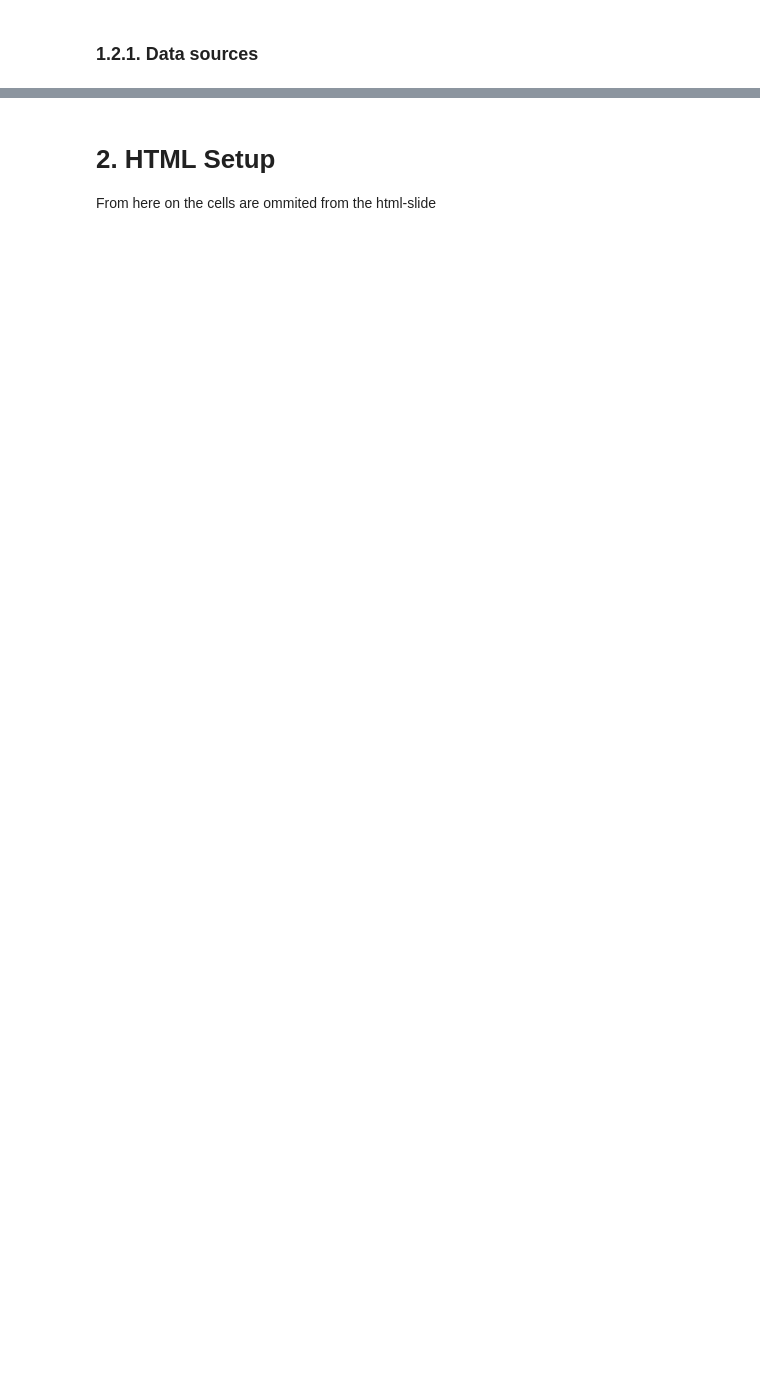
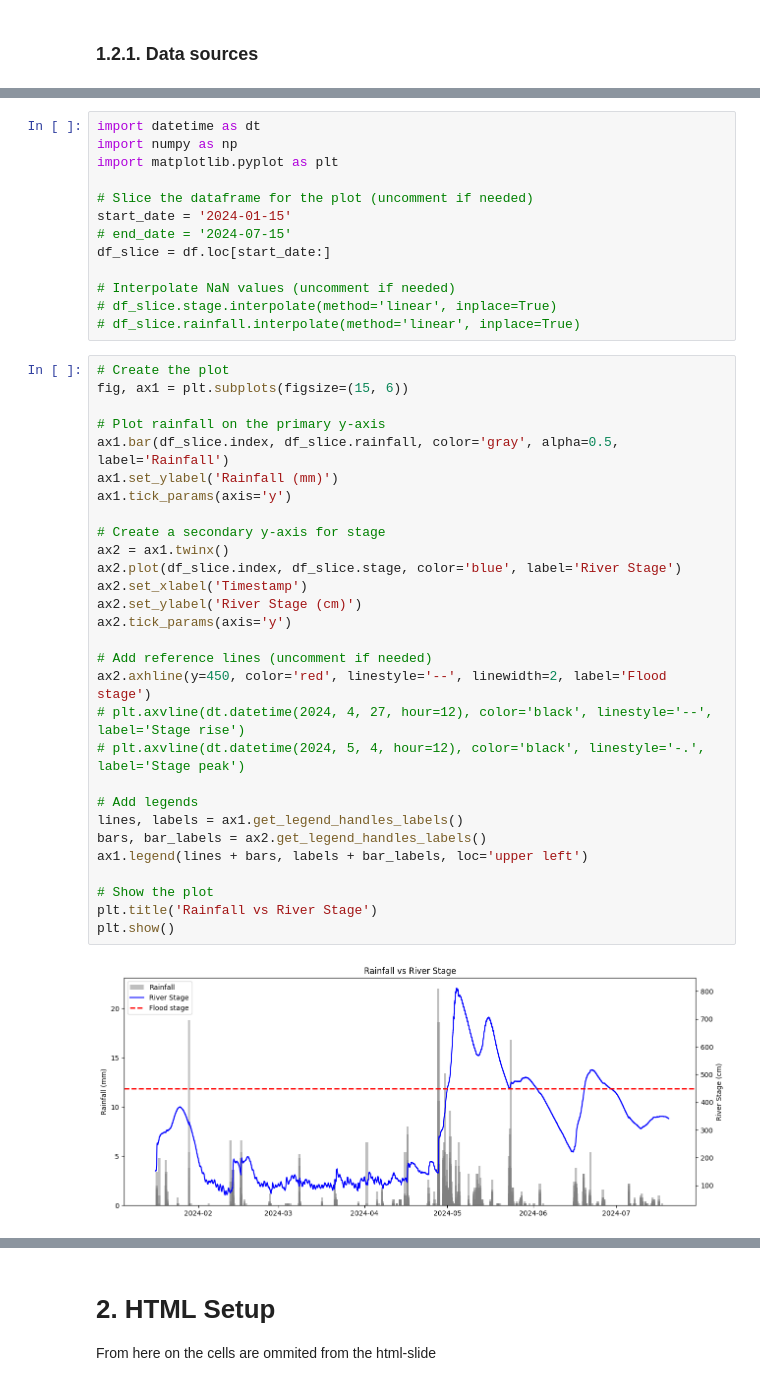
Before and after one commit to samucab/data-flood-forecasting-pitch, a Jupyter notebook: index.ipynb, the cells around one changed output, grey strips where cells are left out. Cells and saved outputs as stored; diff of their text form; blank space fills up the shorter version.

```diff
--- a/index.ipynb
+++ b/index.ipynb
@@ -155,0 +129,44 @@ Timedelta('176 days 15:45:00')
+# %%
+import datetime as dt
+import numpy as np
+import matplotlib.pyplot as plt
+
+# Slice the dataframe for the plot (uncomment if needed)
+start_date = '2024-01-15'
+# end_date = '2024-07-15'
+df_slice = df.loc[start_date:]
+
+# Interpolate NaN values (uncomment if needed)
+# df_slice.stage.interpolate(method='linear', inplace=True)
+# df_slice.rainfall.interpolate(method='linear', inplace=True)
+# %%
+# Create the plot
+fig, ax1 = plt.subplots(figsize=(15, 6))
+
+# Plot rainfall on the primary y-axis
+ax1.bar(df_slice.index, df_slice.rainfall, color='gray', alpha=0.5, label='Rainfall')
+ax1.set_ylabel('Rainfall (mm)')
+ax1.tick_params(axis='y')
+
+# Create a secondary y-axis for stage
+ax2 = ax1.twinx()
+ax2.plot(df_slice.index, df_slice.stage, color='blue', label='River Stage')
+ax2.set_xlabel('Timestamp')
+ax2.set_ylabel('River Stage (cm)')
+ax2.tick_params(axis='y')
+
+# Add reference lines (uncomment if needed)
+ax2.axhline(y=450, color='red', linestyle='--', linewidth=2, label='Flood stage')
+# plt.axvline(dt.datetime(2024, 4, 27, hour=12), color='black', linestyle='--', label='Stage rise')
+# plt.axvline(dt.datetime(2024, 5, 4, hour=12), color='black', linestyle='-.', label='Stage peak')
+
+# Add legends
+lines, labels = ax1.get_legend_handles_labels()
+bars, bar_labels = ax2.get_legend_handles_labels()
+ax1.legend(lines + bars, labels + bar_labels, loc='upper left')
+
+# Show the plot
+plt.title('Rainfall vs River Stage')
+plt.show()
+# %% [output]
+[figure, added]
```
Also changed, not shown: parts of 14 cells of this notebook, 1 other file.
